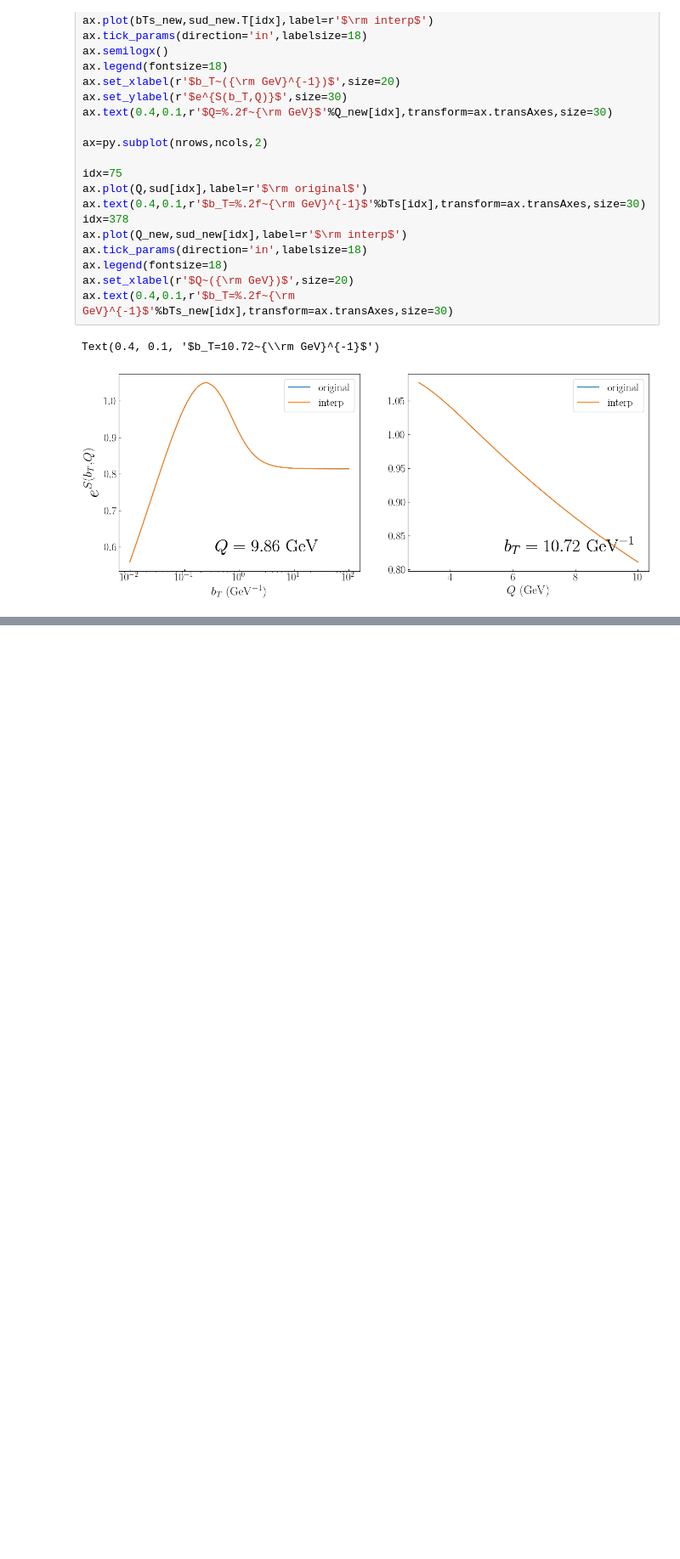
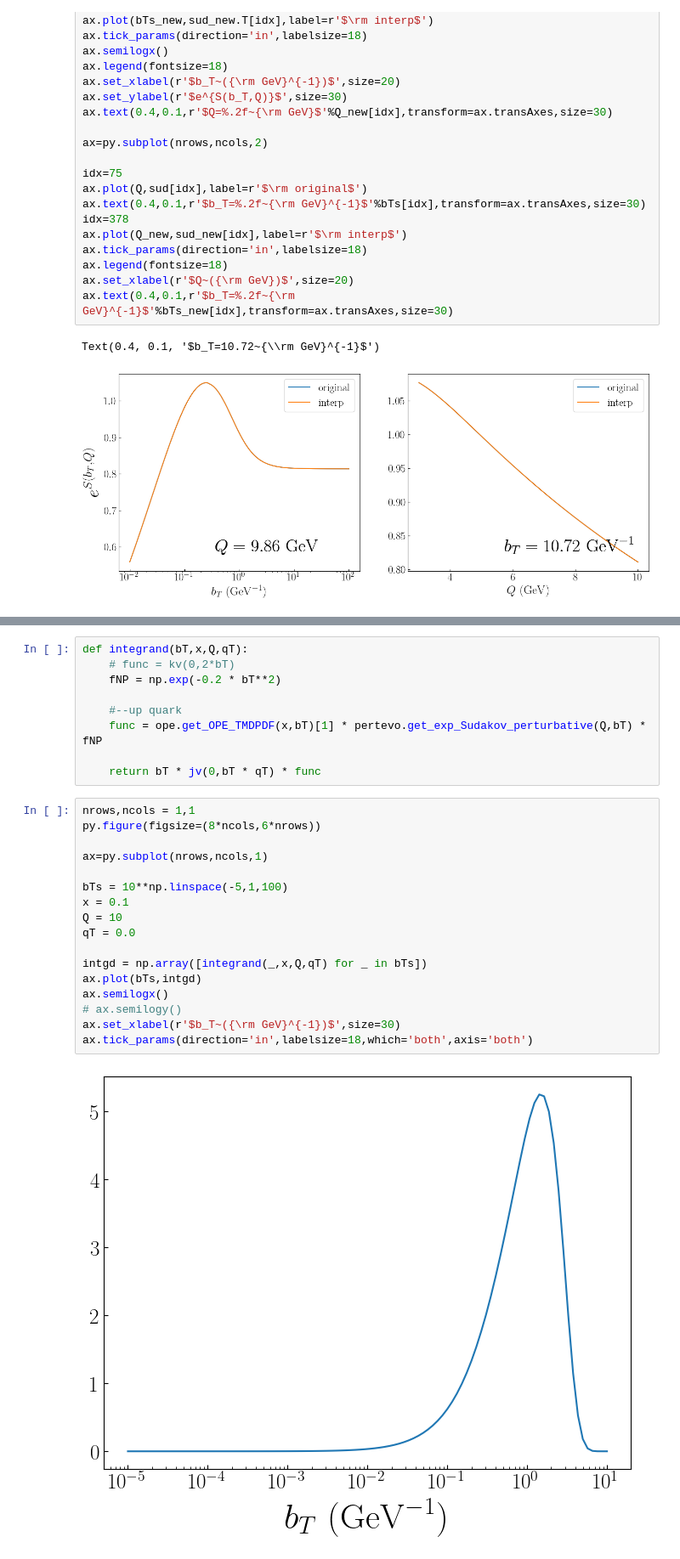
Before and after one commit to quantom-collab/tmd, a Jupyter notebook: OPE_EVO_notorch.ipynb, the cells around one changed output, grey strips where cells are left out. Shown: that part at 85% size. Cells and saved outputs as stored; diff of their text form; blank space fills up the shorter version.

```diff
--- a/OPE_EVO_notorch.ipynb
+++ b/OPE_EVO_notorch.ipynb
@@ -780,0 +879,28 @@ Text(0.4, 0.1, '$b_T=10.72~{\\rm GeV}^{-1}$')
+# %%
+def integrand(bT,x,Q,qT):
+    # func = kv(0,2*bT)
+    fNP = np.exp(-0.2 * bT**2)
+
+    #--up quark
+    func = ope.get_OPE_TMDPDF(x,bT)[1] * pertevo.get_exp_Sudakov_perturbative(Q,bT) * fNP
+
+    return bT * jv(0,bT * qT) * func
+# %%
+nrows,ncols = 1,1
+py.figure(figsize=(8*ncols,6*nrows))
+
+ax=py.subplot(nrows,ncols,1)
+
+bTs = 10**np.linspace(-5,1,100)
+x = 0.1
+Q = 10
+qT = 0.0
+
+intgd = np.array([integrand(_,x,Q,qT) for _ in bTs])
+ax.plot(bTs,intgd)
+ax.semilogx()
+# ax.semilogy()
+ax.set_xlabel(r'$b_T~({\rm GeV}^{-1})$',size=30)
+ax.tick_params(direction='in',labelsize=18,which='both',axis='both')
+# %% [output]
+[figure, added]
```
Also changed, not shown: parts of 15 cells of this notebook.
